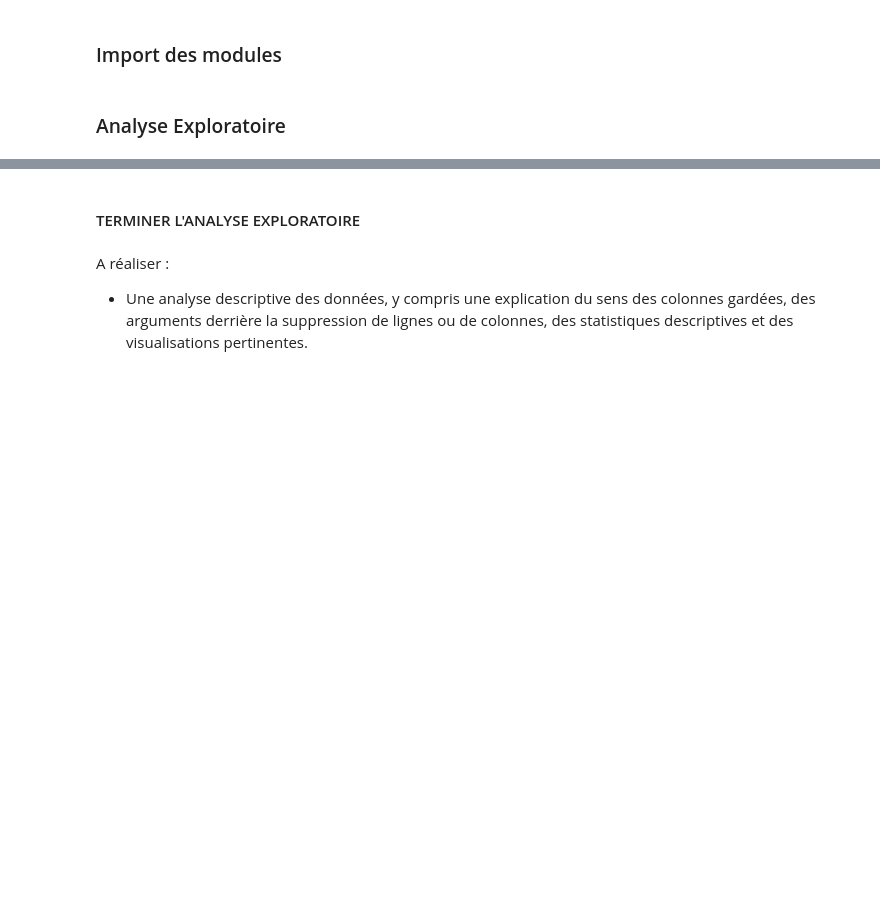
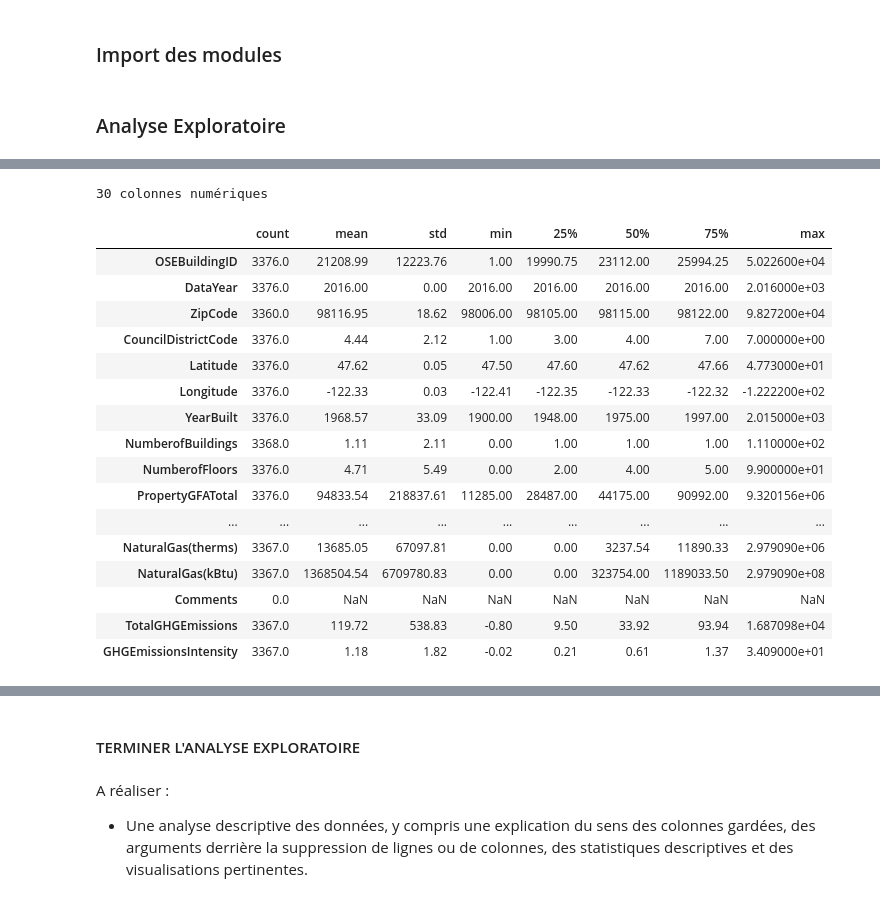
Before and after one commit to AxelFB1992/projet6, a Jupyter notebook: template_modelisation_supervisee.ipynb, the cells around one changed output, grey strips where cells are left out. Cells and saved outputs as stored; diff of their text form; code cells hidden in the pictures; blank space fills up the shorter version.

```diff
--- a/template_modelisation_supervisee.ipynb
+++ b/template_modelisation_supervisee.ipynb
@@ -9,7 +9,7 @@ import seaborn as sns
 # %% [markdown]
 ### Analyse Exploratoire
 # %%
-building_consumption = pd.read_csv(# Completer ici)
+building_consumption = pd.read_csv("2016_Building_Energy_Benchmarking.csv")
 # %%
 # On regarde comment un batiment est défini dans ce jeu de données
 building_consumption.head()
@@ -18,0 +45,28 @@ building_consumption.info()
+# %%
+# ============================================================
+# DESCRIPTION DES VARIABLES QUANTITATIVES
+# ============================================================
+
+cols_quantitatives = building_consumption.select_dtypes(include=['number']).columns.tolist()
+print(f"{len(cols_quantitatives)} colonnes numériques\n")
+
+building_consumption[cols_quantitatives].describe().T.round(2)
+# %% [output]
+30 colonnes numériques
+|  | count | mean | std | min | 25% | 50% | 75% | max |
+| OSEBuildingID | 3376.0 | 21208.99 | 12223.76 | 1.00 | 19990.75 | 23112.00 | 25994.25 | 5.022600e+04 |
+| DataYear | 3376.0 | 2016.00 | 0.00 | 2016.00 | 2016.00 | 2016.00 | 2016.00 | 2.016000e+03 |
+| ZipCode | 3360.0 | 98116.95 | 18.62 | 98006.00 | 98105.00 | 98115.00 | 98122.00 | 9.827200e+04 |
+| CouncilDistrictCode | 3376.0 | 4.44 | 2.12 | 1.00 | 3.00 | 4.00 | 7.00 | 7.000000e+00 |
+| Latitude | 3376.0 | 47.62 | 0.05 | 47.50 | 47.60 | 47.62 | 47.66 | 4.773000e+01 |
+| Longitude | 3376.0 | -122.33 | 0.03 | -122.41 | -122.35 | -122.33 | -122.32 | -1.222200e+02 |
+| YearBuilt | 3376.0 | 1968.57 | 33.09 | 1900.00 | 1948.00 | 1975.00 | 1997.00 | 2.015000e+03 |
+| NumberofBuildings | 3368.0 | 1.11 | 2.11 | 0.00 | 1.00 | 1.00 | 1.00 | 1.110000e+02 |
+| NumberofFloors | 3376.0 | 4.71 | 5.49 | 0.00 | 2.00 | 4.00 | 5.00 | 9.900000e+01 |
+| PropertyGFATotal | 3376.0 | 94833.54 | 218837.61 | 11285.00 | 28487.00 | 44175.00 | 90992.00 | 9.320156e+06 |
+| ... | ... | ... | ... | ... | ... | ... | ... | ... |
+| NaturalGas(therms) | 3367.0 | 13685.05 | 67097.81 | 0.00 | 0.00 | 3237.54 | 11890.33 | 2.979090e+06 |
+| NaturalGas(kBtu) | 3367.0 | 1368504.54 | 6709780.83 | 0.00 | 0.00 | 323754.00 | 1189033.50 | 2.979090e+08 |
+| Comments | 0.0 | NaN | NaN | NaN | NaN | NaN | NaN | NaN |
+| TotalGHGEmissions | 3367.0 | 119.72 | 538.83 | -0.80 | 9.50 | 33.92 | 93.94 | 1.687098e+04 |
+| GHGEmissionsIntensity | 3367.0 | 1.18 | 1.82 | -0.02 | 0.21 | 0.61 | 1.37 | 3.409000e+01 |
```
Also changed, not shown: parts of 3 cells of this notebook.
